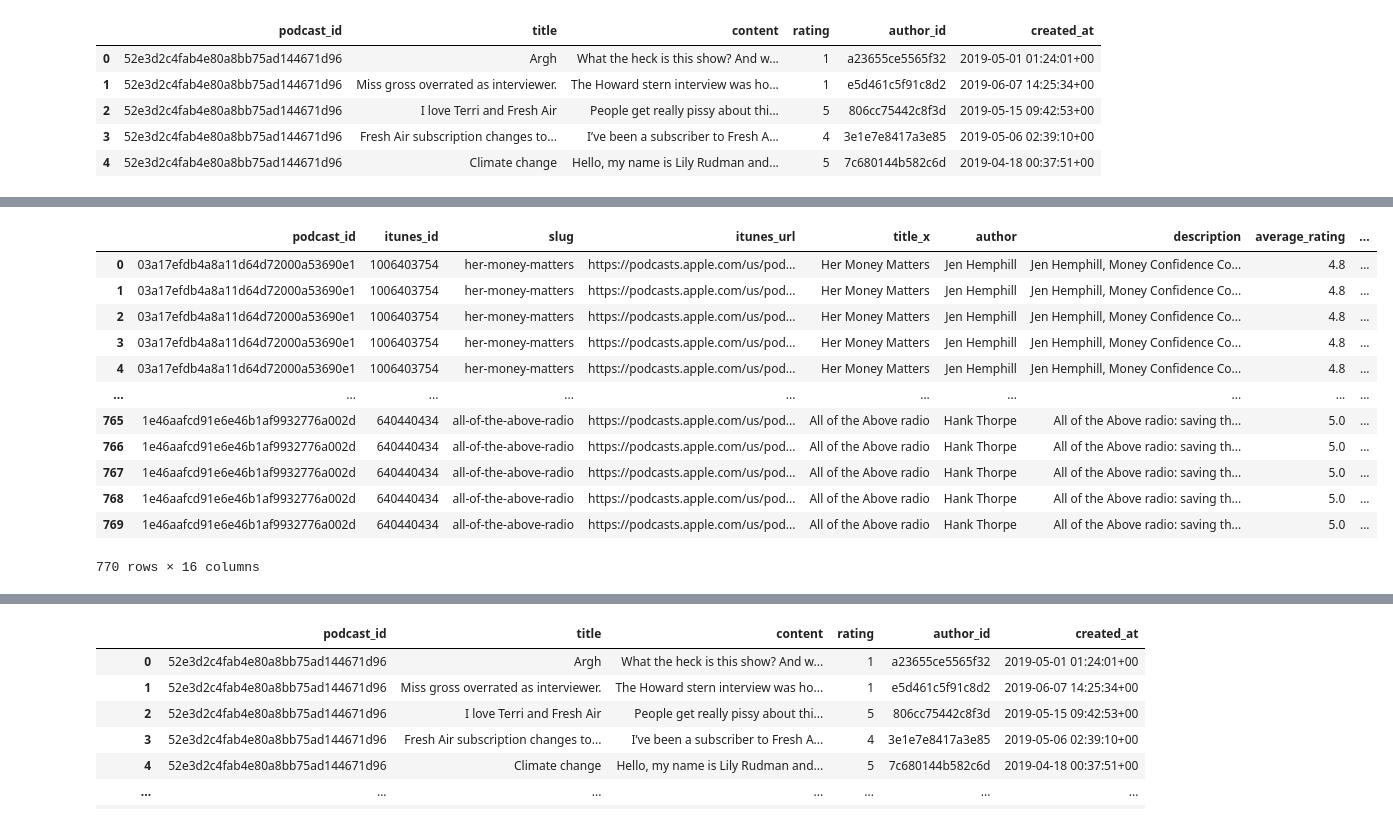
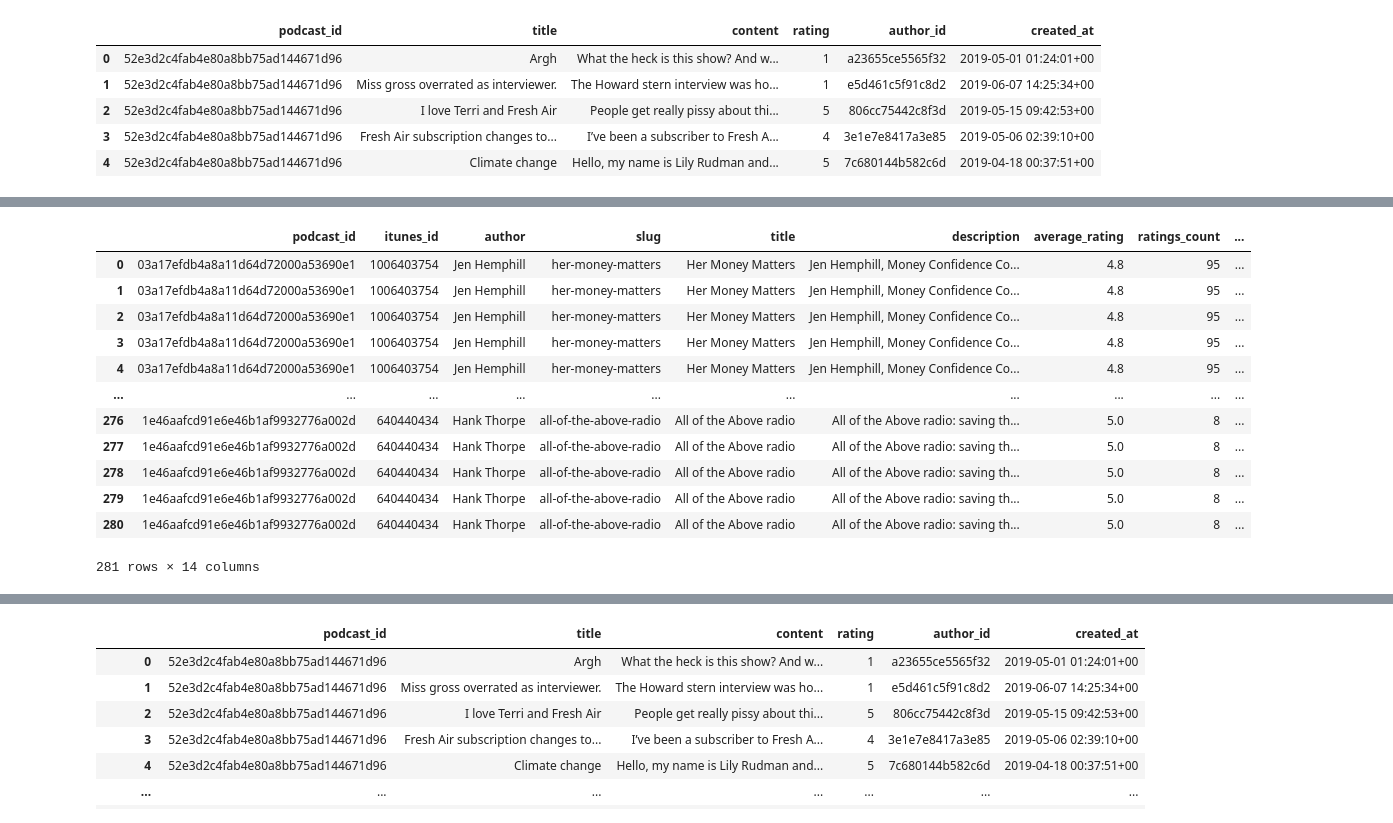
Before and after one commit to mille055/Rec_Project, a Jupyter notebook: notebooks/exploringdata.ipynb, the cells around one changed output, grey strips where cells are left out. Cells and saved outputs as stored; diff of their text form; code cells hidden in the pictures.

```diff
--- a/notebooks/exploringdata.ipynb
+++ b/notebooks/exploringdata.ipynb
@@ -78,0 +196,3 @@ podcasts_df.head()
+# %%
+df['category'] = df['category'].apply(features_to_list)
+df
@@ -87,6 +225,3 @@ reviews_df.head()
 | 2 | 52e3d2c4fab4e80a8bb75ad144671d96 | I love Terri and Fresh Air | People get really pissy about thi... | 5 | 806cc75442c8f3d | 2019-05-15 09:42:53+00 |
 | 3 | 52e3d2c4fab4e80a8bb75ad144671d96 | Fresh Air subscription changes to... | I’ve been a subscriber to Fresh A... | 4 | 3e1e7e8417a3e85 | 2019-05-06 02:39:10+00 |
 | 4 | 52e3d2c4fab4e80a8bb75ad144671d96 | Climate change | Hello, my name is Lily Rudman and... | 5 | 7c680144b582c6d | 2019-04-18 00:37:51+00 |
-# %%
-df = podcasts_df.merge(categories_df, on = ['podcast_id', 'itunes_id'])
-df
@@ -106,0 +228,3 @@ df
+# %%
+reviews_df =reviews_df.rename(columns={'title': 'review_title', 'content': 'review_text'})
+reviews_df
@@ -106,0 +256,2 @@ df
+# %%
+df1 = df.copy()
@@ -107,17 +275,17 @@ df
 # %%
-full_df = df.merge(reviews_df, on='podcast_id')
+full_df = df1.merge(reviews_df, on='podcast_id')
 full_df
 # %% [output]
-|  | podcast_id | itunes_id | slug | itunes_url | title_x | author | description | average_rating | ... |
-| 0 | 03a17efdb4a8a11d64d72000a53690e1 | 1006403754 | her-money-matters | https://podcasts.apple.com/us/pod... | Her Money Matters | Jen Hemphill | Jen Hemphill, Money Confidence Co... | 4.8 | ... |
-| 1 | 03a17efdb4a8a11d64d72000a53690e1 | 1006403754 | her-money-matters | https://podcasts.apple.com/us/pod... | Her Money Matters | Jen Hemphill | Jen Hemphill, Money Confidence Co... | 4.8 | ... |
-| 2 | 03a17efdb4a8a11d64d72000a53690e1 | 1006403754 | her-money-matters | https://podcasts.apple.com/us/pod... | Her Money Matters | Jen Hemphill | Jen Hemphill, Money Confidence Co... | 4.8 | ... |
-| 3 | 03a17efdb4a8a11d64d72000a53690e1 | 1006403754 | her-money-matters | https://podcasts.apple.com/us/pod... | Her Money Matters | Jen Hemphill | Jen Hemphill, Money Confidence Co... | 4.8 | ... |
-| 4 | 03a17efdb4a8a11d64d72000a53690e1 | 1006403754 | her-money-matters | https://podcasts.apple.com/us/pod... | Her Money Matters | Jen Hemphill | Jen Hemphill, Money Confidence Co... | 4.8 | ... |
+|  | podcast_id | itunes_id | author | slug | title | description | average_rating | ratings_count | ... |
+| 0 | 03a17efdb4a8a11d64d72000a53690e1 | 1006403754 | Jen Hemphill | her-money-matters | Her Money Matters | Jen Hemphill, Money Confidence Co... | 4.8 | 95 | ... |
+| 1 | 03a17efdb4a8a11d64d72000a53690e1 | 1006403754 | Jen Hemphill | her-money-matters | Her Money Matters | Jen Hemphill, Money Confidence Co... | 4.8 | 95 | ... |
+| 2 | 03a17efdb4a8a11d64d72000a53690e1 | 1006403754 | Jen Hemphill | her-money-matters | Her Money Matters | Jen Hemphill, Money Confidence Co... | 4.8 | 95 | ... |
+| 3 | 03a17efdb4a8a11d64d72000a53690e1 | 1006403754 | Jen Hemphill | her-money-matters | Her Money Matters | Jen Hemphill, Money Confidence Co... | 4.8 | 95 | ... |
+| 4 | 03a17efdb4a8a11d64d72000a53690e1 | 1006403754 | Jen Hemphill | her-money-matters | Her Money Matters | Jen Hemphill, Money Confidence Co... | 4.8 | 95 | ... |
 | ... | ... | ... | ... | ... | ... | ... | ... | ... | ... |
-| 765 | 1e46aafcd91e6e46b1af9932776a002d | 640440434 | all-of-the-above-radio | https://podcasts.apple.com/us/pod... | All of the Above radio | Hank Thorpe | All of the Above radio: saving th... | 5.0 | ... |
-| 766 | 1e46aafcd91e6e46b1af9932776a002d | 640440434 | all-of-the-above-radio | https://podcasts.apple.com/us/pod... | All of the Above radio | Hank Thorpe | All of the Above radio: saving th... | 5.0 | ... |
-| 767 | 1e46aafcd91e6e46b1af9932776a002d | 640440434 | all-of-the-above-radio | https://podcasts.apple.com/us/pod... | All of the Above radio | Hank Thorpe | All of the Above radio: saving th... | 5.0 | ... |
-| 768 | 1e46aafcd91e6e46b1af9932776a002d | 640440434 | all-of-the-above-radio | https://podcasts.apple.com/us/pod... | All of the Above radio | Hank Thorpe | All of the Above radio: saving th... | 5.0 | ... |
-| 769 | 1e46aafcd91e6e46b1af9932776a002d | 640440434 | all-of-the-above-radio | https://podcasts.apple.com/us/pod... | All of the Above radio | Hank Thorpe | All of the Above radio: saving th... | 5.0 | ... |
+| 276 | 1e46aafcd91e6e46b1af9932776a002d | 640440434 | Hank Thorpe | all-of-the-above-radio | All of the Above radio | All of the Above radio: saving th... | 5.0 | 8 | ... |
+| 277 | 1e46aafcd91e6e46b1af9932776a002d | 640440434 | Hank Thorpe | all-of-the-above-radio | All of the Above radio | All of the Above radio: saving th... | 5.0 | 8 | ... |
+| 278 | 1e46aafcd91e6e46b1af9932776a002d | 640440434 | Hank Thorpe | all-of-the-above-radio | All of the Above radio | All of the Above radio: saving th... | 5.0 | 8 | ... |
+| 279 | 1e46aafcd91e6e46b1af9932776a002d | 640440434 | Hank Thorpe | all-of-the-above-radio | All of the Above radio | All of the Above radio: saving th... | 5.0 | 8 | ... |
+| 280 | 1e46aafcd91e6e46b1af9932776a002d | 640440434 | Hank Thorpe | all-of-the-above-radio | All of the Above radio | All of the Above radio: saving th... | 5.0 | 8 | ... |
-770 rows × 16 columns
+281 rows × 14 columns
```
Also changed, not shown: parts of 24 cells of this notebook.
